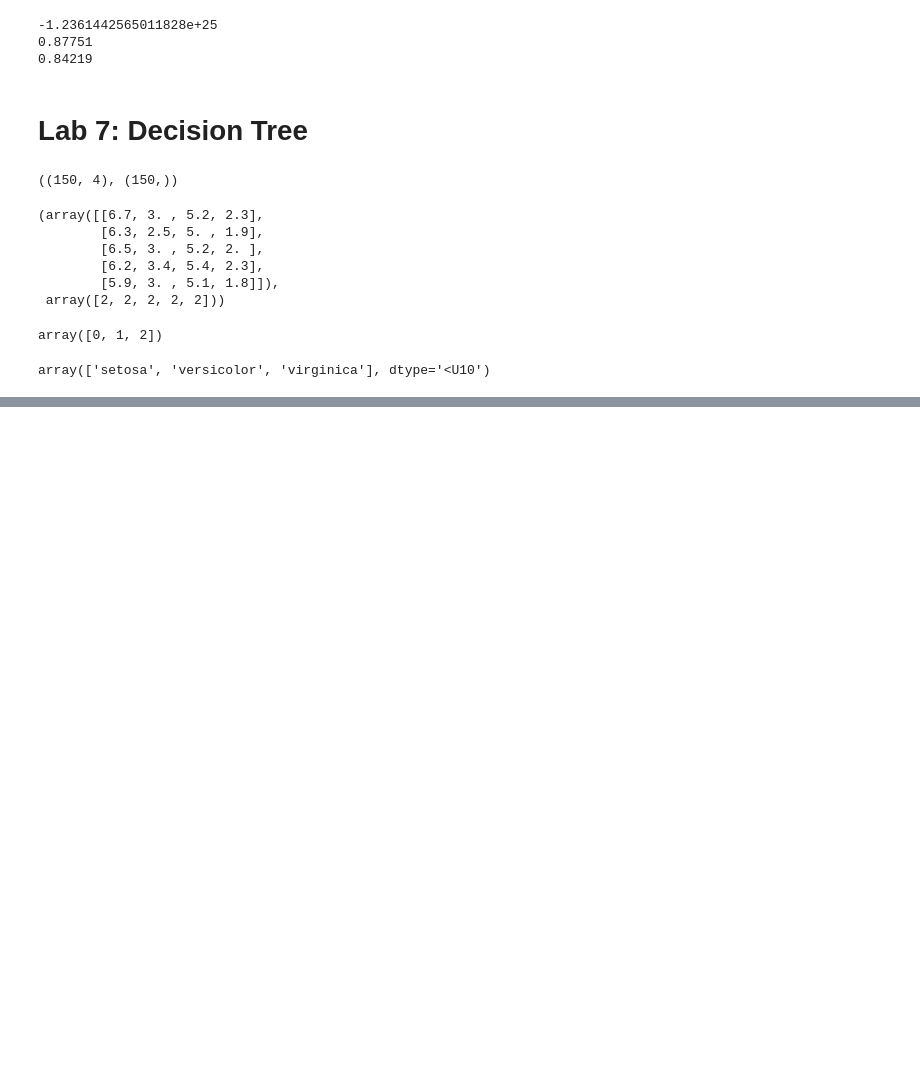
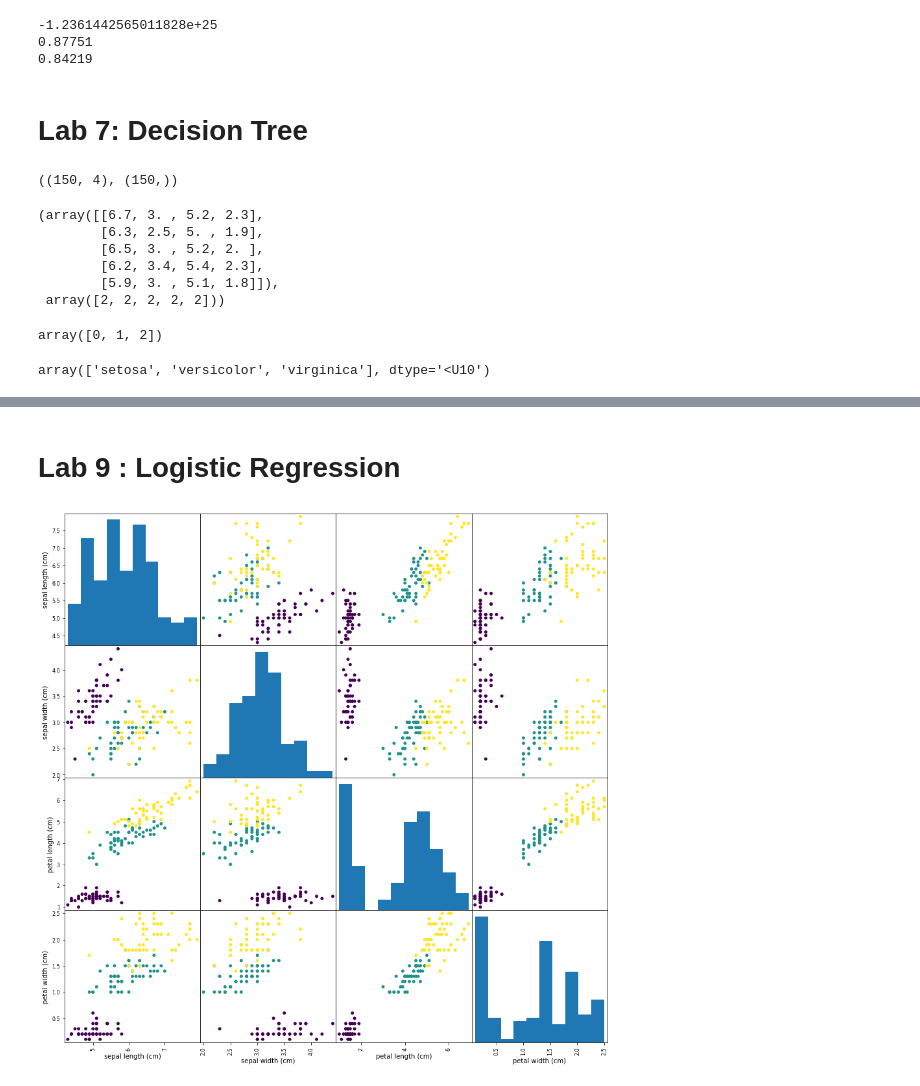
Before and after one commit to HarshitDawar55/JECRC-Training, a Jupyter notebook: JECRC LABS.ipynb, the cells around one changed output, grey strips where cells are left out. Saved outputs shown, nothing was run; the diff lists cells and outputs as text; code cells hidden in the pictures; blank space fills up the shorter version.

```diff
--- a/JECRC LABS.ipynb
+++ b/JECRC LABS.ipynb
@@ -1350,0 +1490,2 @@ array(['setosa', 'versicolor', 'virginica'], dtype='<U10')
+# %% [markdown]
+# Lab 9 : Logistic Regression
@@ -1350,0 +1494,7 @@ array(['setosa', 'versicolor', 'virginica'], dtype='<U10')
+# %%
+iris_df = pd.DataFrame(X, columns = load_iris().feature_names)
+# %%
+pd.plotting.scatter_matrix(iris_df, c = y, figsize = (15, 15), alpha = 1, s = 100, diagonal = "hist")
+plt.show()
+# %% [output]
+[figure, added]
```
Also changed, not shown: parts of 50 cells of this notebook.
